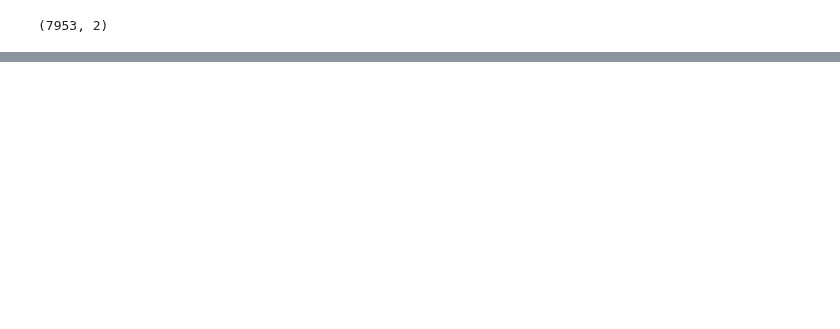
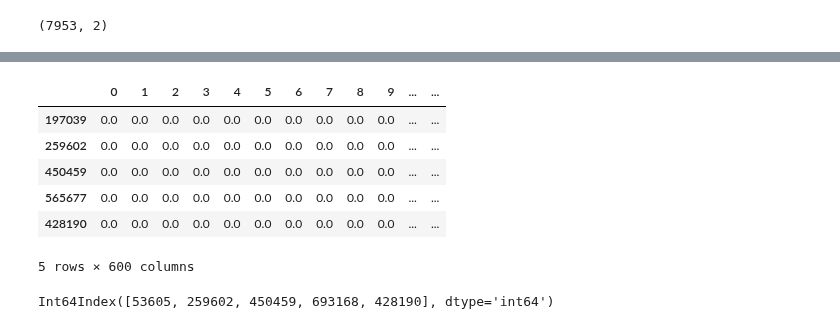
Before and after one commit to innawendell/Describing-Data-, a Jupyter notebook: Ads.ipynb, the cells around one changed output, grey strips where cells are left out. Saved outputs shown, nothing was run; the diff lists cells and outputs as text; code cells hidden in the pictures; blank space fills up the shorter version.

```diff
--- a/Ads.ipynb
+++ b/Ads.ipynb
@@ -492 +500,17 @@ X_train_new.head()
 | 428190 | [-0.596588471904397, -0.128215350... | [-0.29035408173998195, -0.2174222... | [-0.596588471904397, -0.128215350... |
+# %%
+vectors = pd.DataFrame(np.zeros(shape=(len(X_train_new),600)), columns = range(600), index = X_train_new.index)
+# %%
+vectors.head()
+# %% [output]
+|  | 0 | 1 | 2 | 3 | 4 | 5 | 6 | 7 | 8 | 9 | ... | ... |
+| 197039 | 0.0 | 0.0 | 0.0 | 0.0 | 0.0 | 0.0 | 0.0 | 0.0 | 0.0 | 0.0 | ... | ... |
+| 259602 | 0.0 | 0.0 | 0.0 | 0.0 | 0.0 | 0.0 | 0.0 | 0.0 | 0.0 | 0.0 | ... | ... |
+| 450459 | 0.0 | 0.0 | 0.0 | 0.0 | 0.0 | 0.0 | 0.0 | 0.0 | 0.0 | 0.0 | ... | ... |
+| 565677 | 0.0 | 0.0 | 0.0 | 0.0 | 0.0 | 0.0 | 0.0 | 0.0 | 0.0 | 0.0 | ... | ... |
+| 428190 | 0.0 | 0.0 | 0.0 | 0.0 | 0.0 | 0.0 | 0.0 | 0.0 | 0.0 | 0.0 | ... | ... |
+5 rows × 600 columns
+# %%
+X_train_new.index[:5]
+# %% [output]
+Int64Index([53605, 259602, 450459, 693168, 428190], dtype='int64')
```
Also changed, not shown: parts of 24 cells of this notebook.
